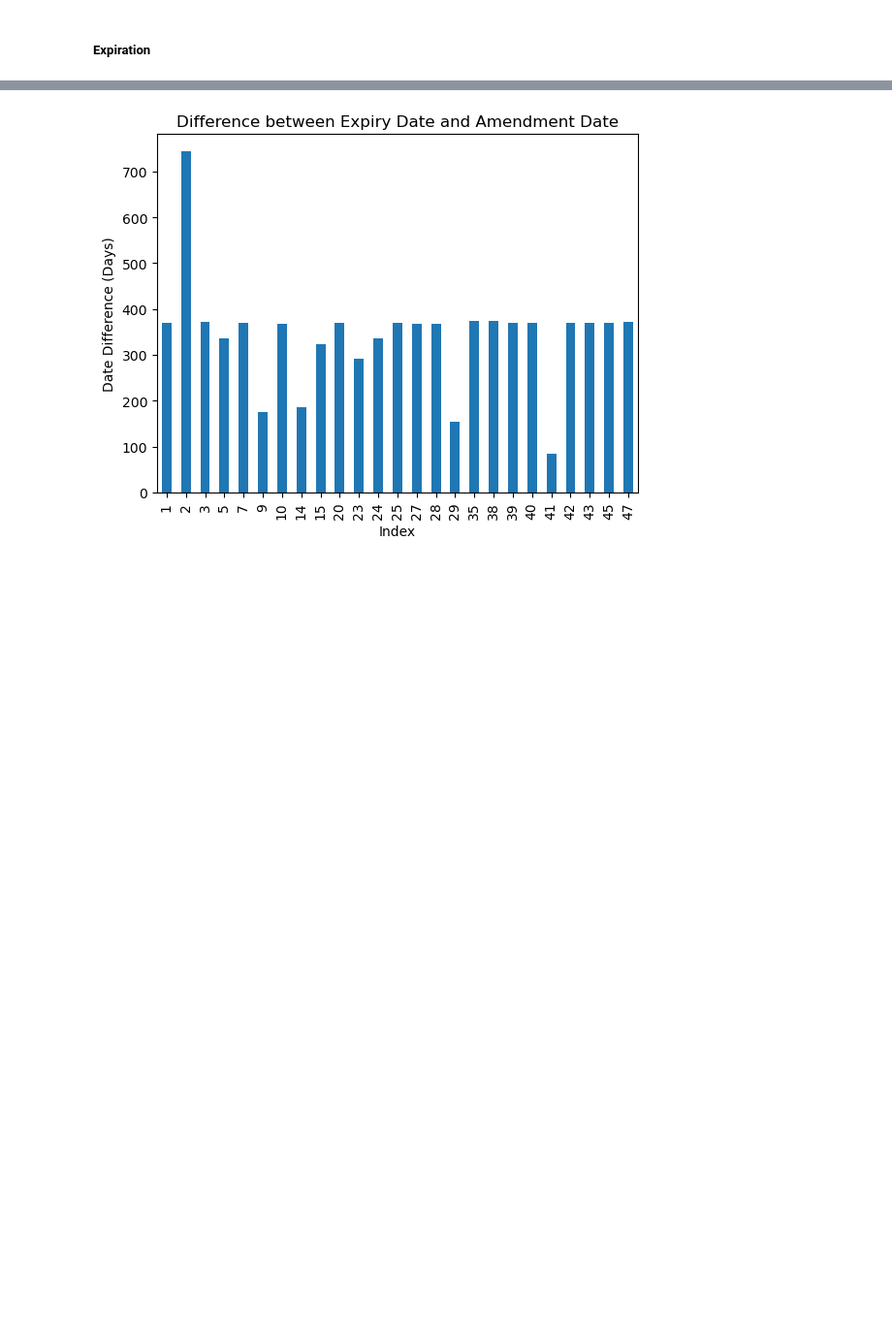
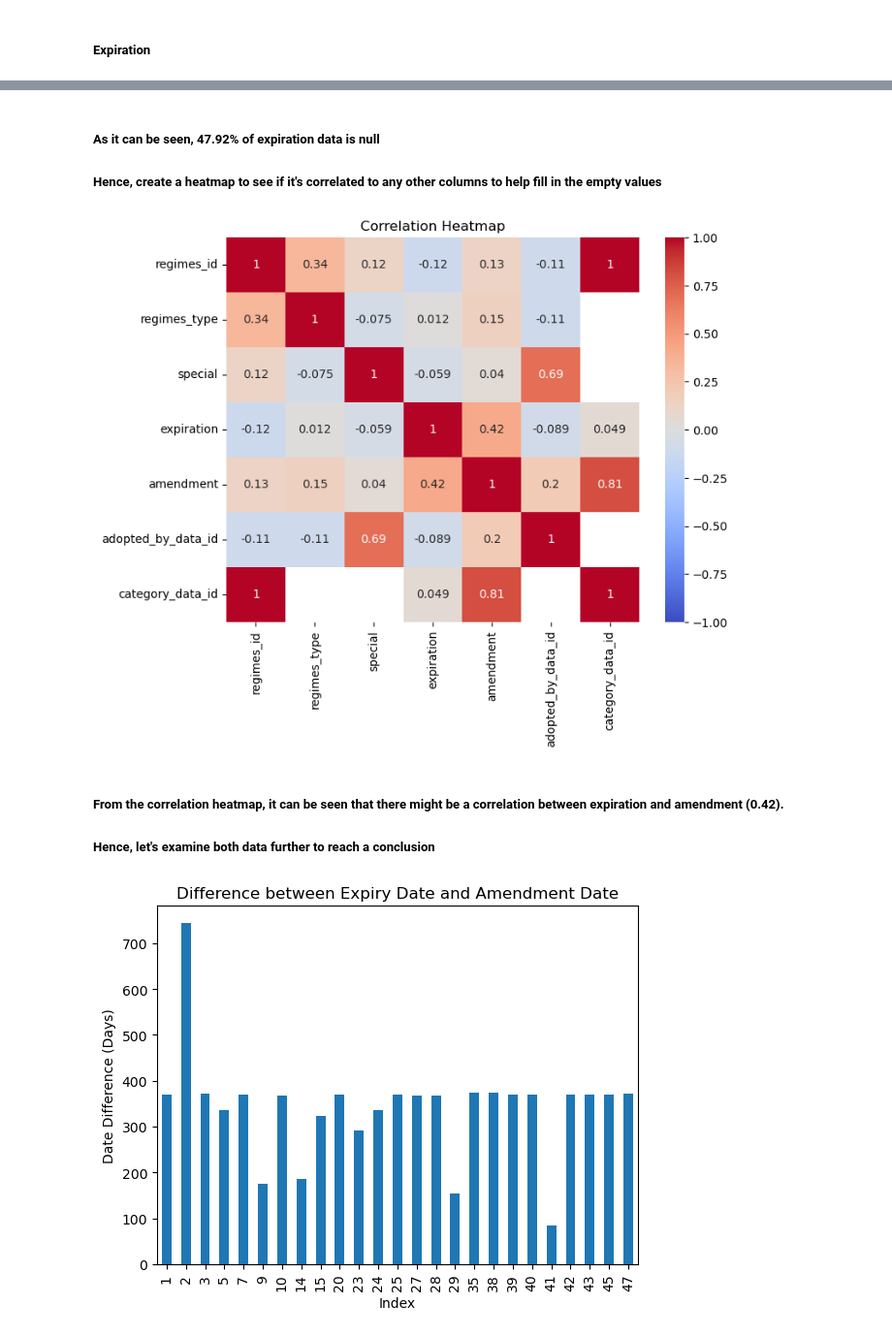
Before and after one commit to kwamemarfo/sanctions, a Jupyter notebook: Data Assets/Data Analysis.ipynb, the cells around one changed output, grey strips where cells are left out. Shown at 97% size. Saved outputs shown, nothing was run; the diff lists cells and outputs as text; code cells hidden in the pictures; blank space fills up the shorter version.

```diff
--- a/Data Assets/Data Analysis.ipynb
+++ b/Data Assets/Data Analysis.ipynb
@@ -82,3 +110,23 @@ regime[regime["expiration"].isnull()].count()[1]
+# %% [markdown]
+##### As it can be seen, 47.92% of expiration data is null
+##### Hence, create a heatmap to see if it's correlated to any other columns to help fill in the empty values
+# %%
+corr_regime = regime[["regimes_id", "regimes_type", "special", "expiration",
+                      "amendment", "adopted_by_data_id", "category_data_id"]]
+corr_regime =corr_regime.dropna()
+corr_regime = corr_regime.apply(pd.to_numeric, errors='coerce')
+corr_matrix = corr_regime.corr(numeric_only=True)
+
+plt.figure(figsize=(8, 6))
+sns.heatmap(corr_matrix, annot=True, cmap='coolwarm', vmin=-1.0, vmax=1.0)
+plt.title('Correlation Heatmap')
+
+plt.show()
+# %% [output]
+[figure, added]
+# %% [markdown]
+##### From the correlation heatmap, it can be seen that there might be a correlation between expiration and amendment (0.42).
+##### Hence, let's examine both data further to reach a conclusion
 # %%
 regime["date_difference"] = regime["expiration"] - regime["amendment"]
 regime_notnull = regime[regime["date_difference"].notnull()]["date_difference"]
```
Also changed, not shown: parts of 23 cells of this notebook, 2 other files.
